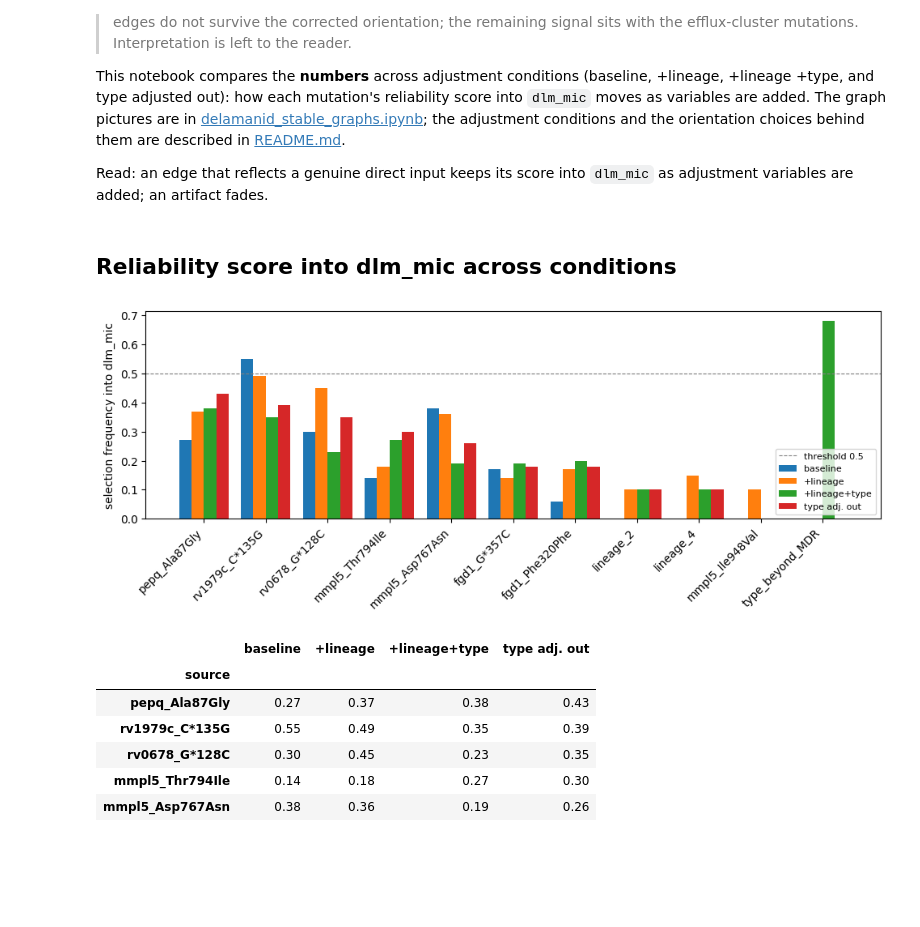
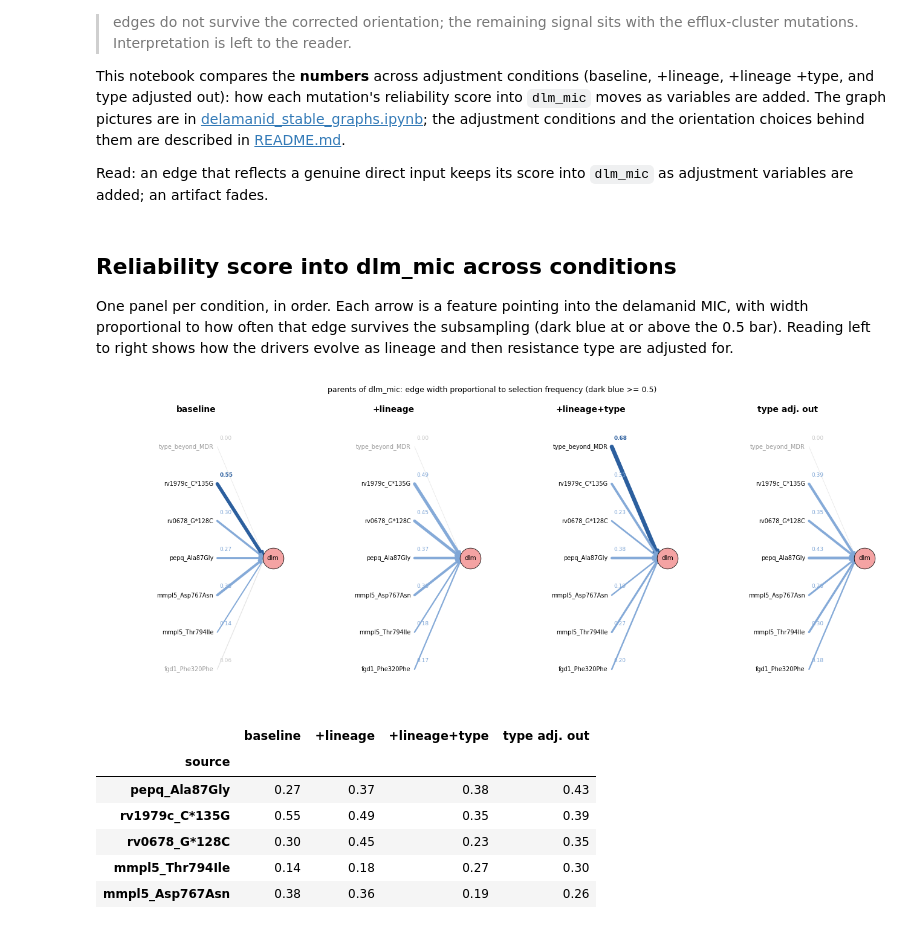
Before and after one commit to YasmineParent/tb_internship, a Jupyter notebook: notebooks/mixed_cmm/real/delamanid_ablation_comparison.ipynb, the cells around one changed output. Cells and saved outputs as stored; diff of their text form; code cells hidden in the pictures; blank space fills up the shorter version.

```diff
--- a/notebooks/mixed_cmm/real/delamanid_ablation_comparison.ipynb
+++ b/notebooks/mixed_cmm/real/delamanid_ablation_comparison.ipynb
@@ -14,10 +14,12 @@ LINFIX = 'tb_subsampling_dlm_mp4_k6_mcc4_linfix'
 CONDS = {'baseline': f'{LINFIX}/baseline', '+lineage': f'{LINFIX}/with_lineage', '+lineage+type': f'{LINFIX}/with_lineage_and_type', 'type adj. out': f'{LINFIX}/with_lineage_and_type_forbid_type_to_mic'}
 # %% [markdown]
 ## Reliability score into dlm_mic across conditions
+
+One panel per condition, in order. Each arrow is a feature pointing into the delamanid MIC, with width proportional to how often that edge survives the subsampling (dark blue at or above the 0.5 bar). Reading left to right shows how the drivers evolve as lineage and then resistance type are adjusted for.
 # %%
-plot_parents_across(CONDS, 'dlm_mic')
+plot_parents_panels(CONDS, 'dlm_mic')
 # %% [output]
-[figure, old version]
+[figure, new version]
 # %%
 parents_across(CONDS, 'dlm_mic')
 # %% [output]
```
Also changed, not shown: parts of 4 cells of this notebook, 3 other files.
